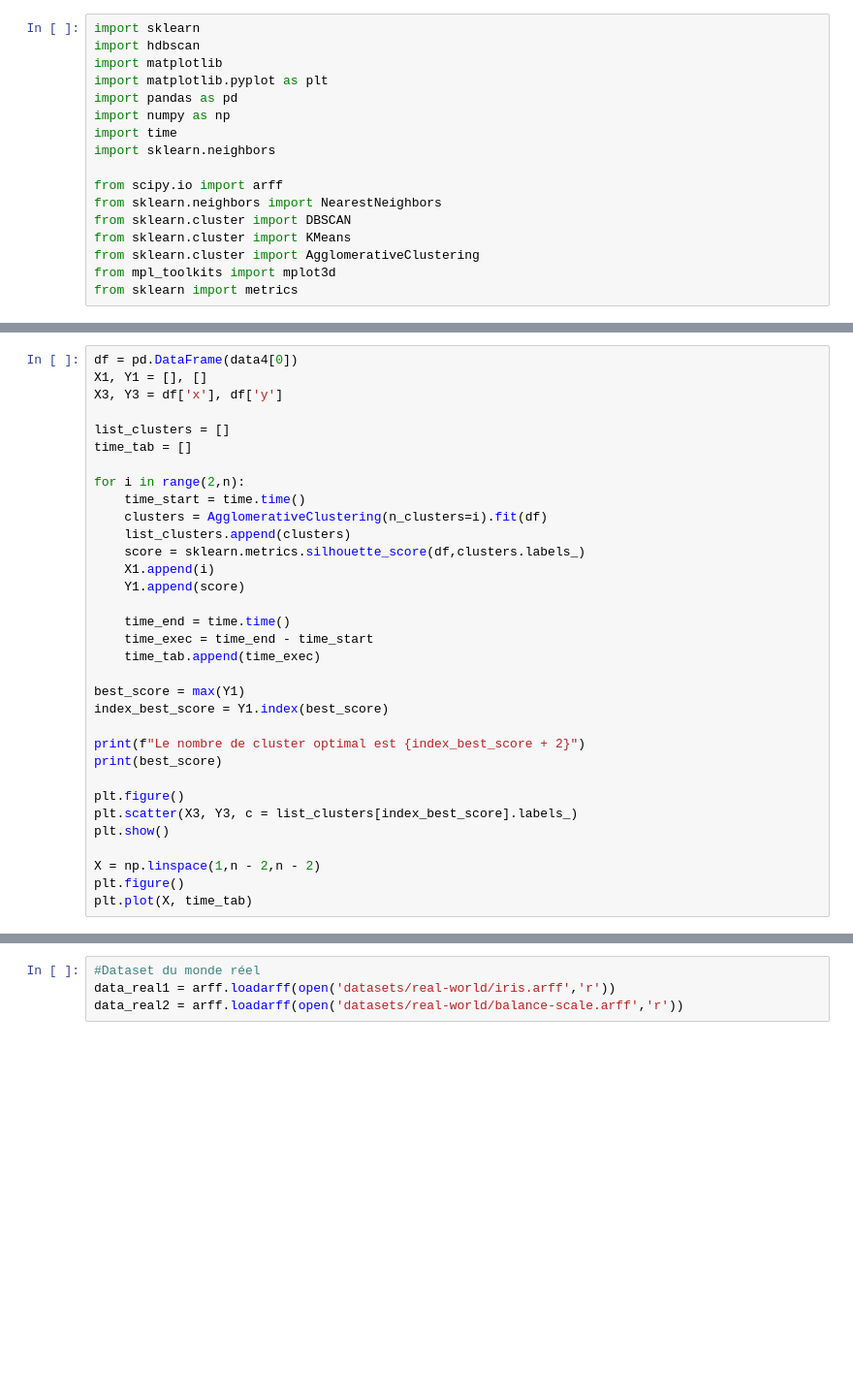
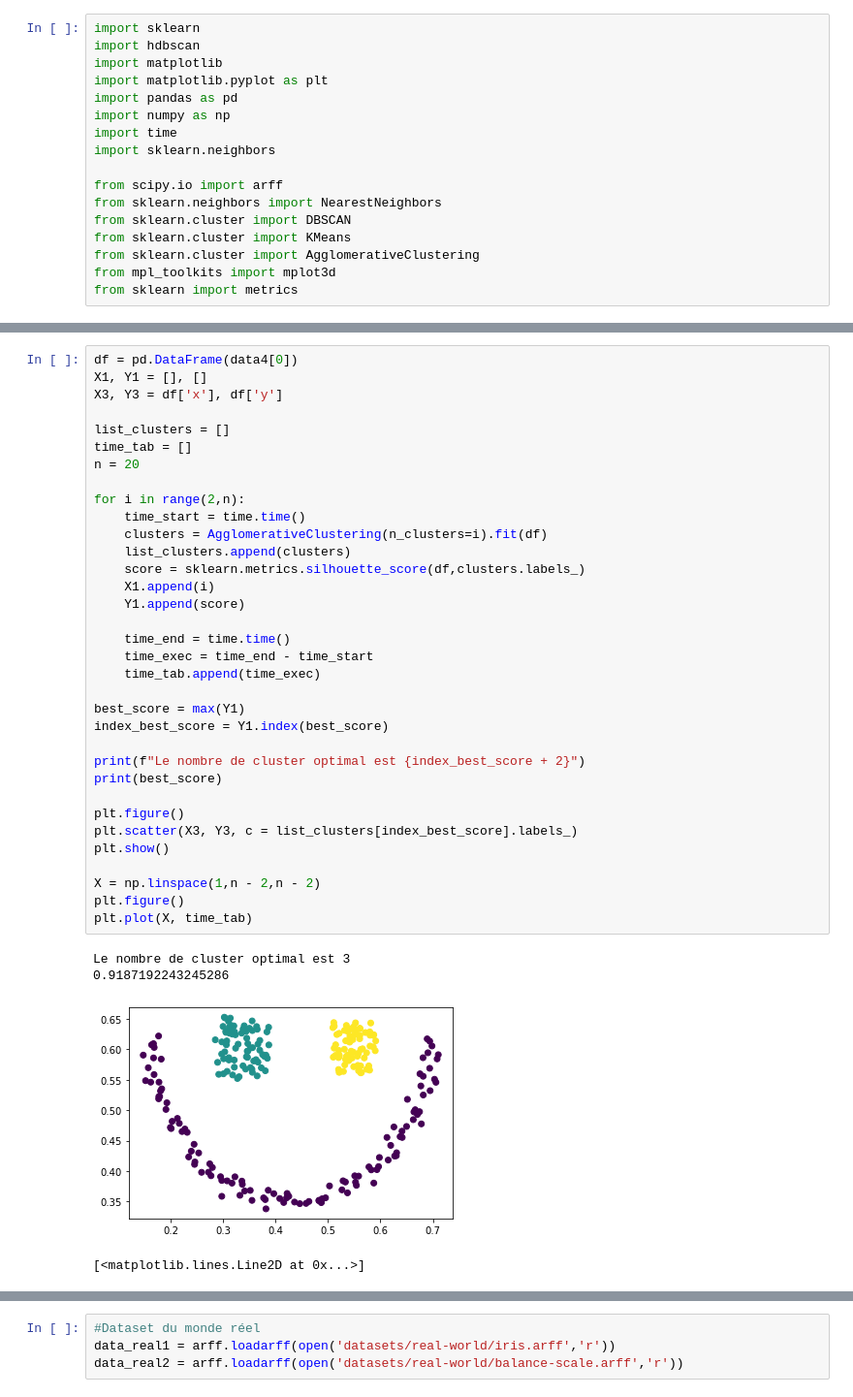
Before and after one commit to Gwen02/TP-ADP, a Jupyter notebook: TP_APD.ipynb, the cells around one changed output, grey strips where cells are left out. Shown at 97% size. Cells and saved outputs as stored; diff of their text form; blank space fills up the shorter version.

```diff
--- a/TP_APD.ipynb
+++ b/TP_APD.ipynb
@@ -297,30 +311,36 @@ X1, Y1 = [], []
 X3, Y3 = df['x'], df['y']
 
 list_clusters = []
 time_tab = []
+n = 20
 
 for i in range(2,n):
     time_start = time.time()
     clusters = AgglomerativeClustering(n_clusters=i).fit(df)
     list_clusters.append(clusters)
     score = sklearn.metrics.silhouette_score(df,clusters.labels_)
     X1.append(i)
     Y1.append(score)
 
     time_end = time.time()
     time_exec = time_end - time_start
     time_tab.append(time_exec)
 
 best_score = max(Y1)
 index_best_score = Y1.index(best_score)
 
 print(f"Le nombre de cluster optimal est {index_best_score + 2}")
 print(best_score)
 
 plt.figure()
 plt.scatter(X3, Y3, c = list_clusters[index_best_score].labels_)
 plt.show()
 
 X = np.linspace(1,n - 2,n - 2)
 plt.figure()
 plt.plot(X, time_tab)
+# %% [output]
+Le nombre de cluster optimal est 3
+0.9187192243245286
+[figure, added]
+[<matplotlib.lines.Line2D at 0x...>]
```
Also changed, not shown: parts of 9 cells of this notebook.
